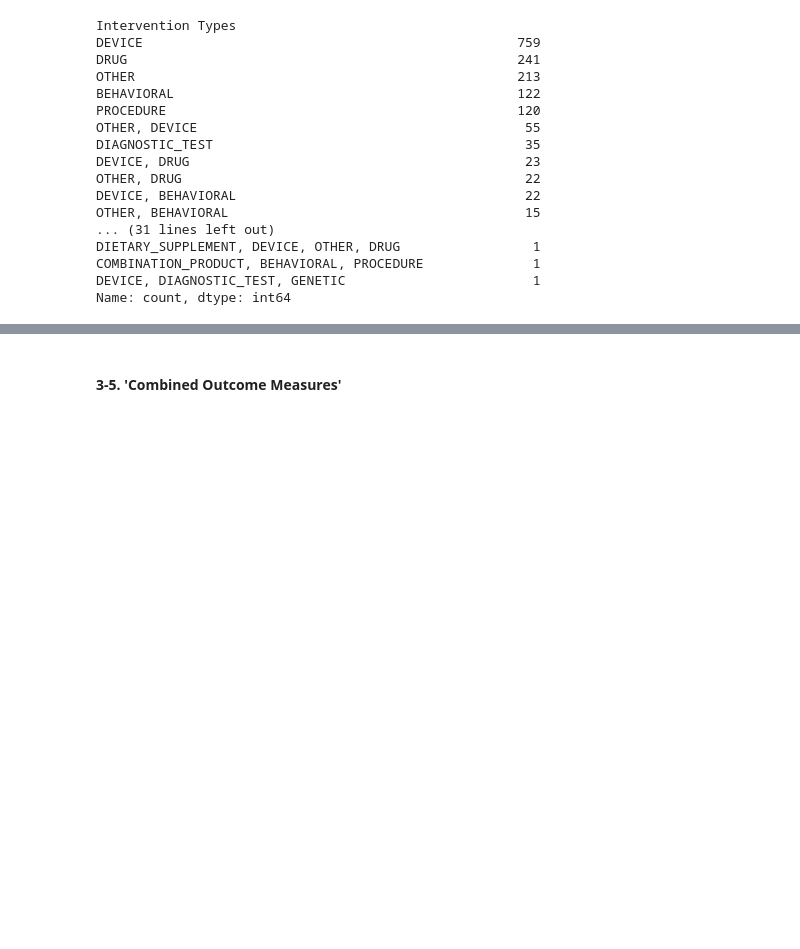
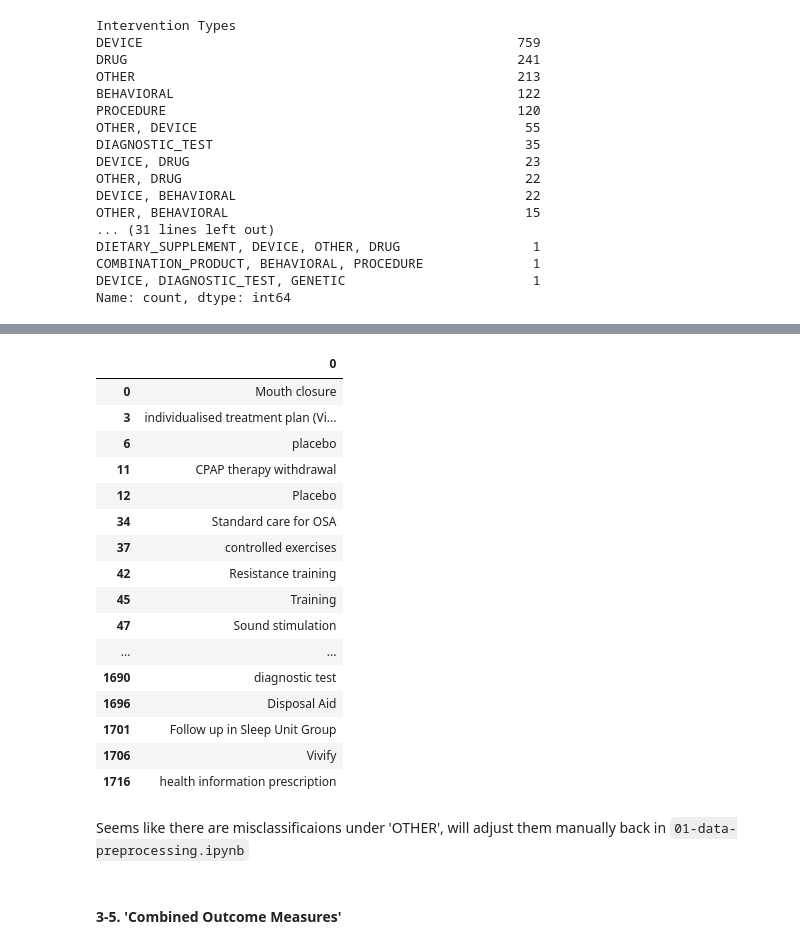
Before and after one commit to elliahsieh/strategic-partner-identification, a Jupyter notebook: notebooks/02-exploratory-analysis.ipynb, the cells around one changed output, grey strips where cells are left out. Cells and saved outputs as stored; diff of their text form; code cells hidden in the pictures; blank space fills up the shorter version.

```diff
--- a/notebooks/02-exploratory-analysis.ipynb
+++ b/notebooks/02-exploratory-analysis.ipynb
@@ -193,3 +241,32 @@ Name: count, dtype: int64
+# %%
+# See what's in 'OTHER'
+
+# Set display options to show all rows
+
+pd.set_option('display.max_rows', None)  # Show all rows
+pd.set_option('display.max_colwidth', None)  # Show full column width
+
+df[df['Intervention Types'].str.contains('OTHER')]['Interventions'].str.extract(r'OTHER:\s*([^|]+)')
+# %% [output]
+|  | 0 |
+| 0 | Mouth closure |
+| 3 | individualised treatment plan (Vi... |
+| 6 | placebo |
+| 11 | CPAP therapy withdrawal |
+| 12 | Placebo |
+| 34 | Standard care for OSA |
+| 37 | controlled exercises |
+| 42 | Resistance training |
+| 45 | Training |
+| 47 | Sound stimulation |
+| ... | ... |
+| 1690 | diagnostic test |
+| 1696 | Disposal Aid |
+| 1701 | Follow up in Sleep Unit Group |
+| 1706 | Vivify |
+| 1716 | health information prescription |
+# %% [markdown]
+Seems like there are misclassificaions under 'OTHER', will adjust them manually back in `01-data-preprocessing.ipynb`
 # %% [markdown]
 #### 3-5. 'Combined Outcome Measures'
 # %% [markdown]
```
Also changed, not shown: parts of 3 cells of this notebook, 1 other file.
